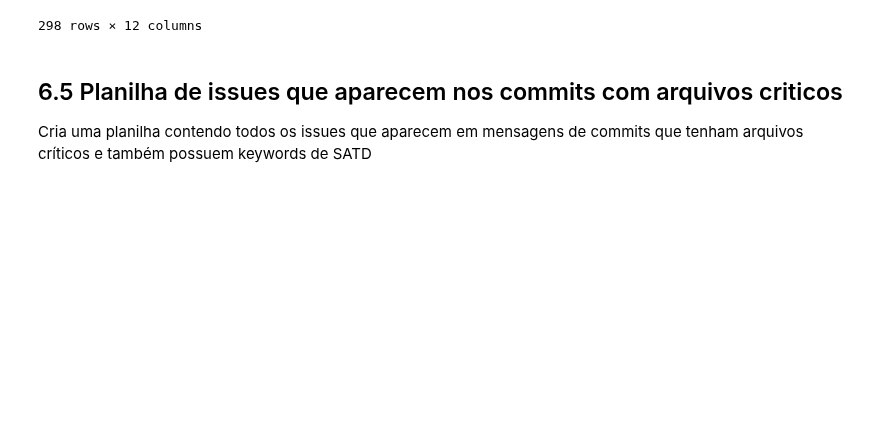
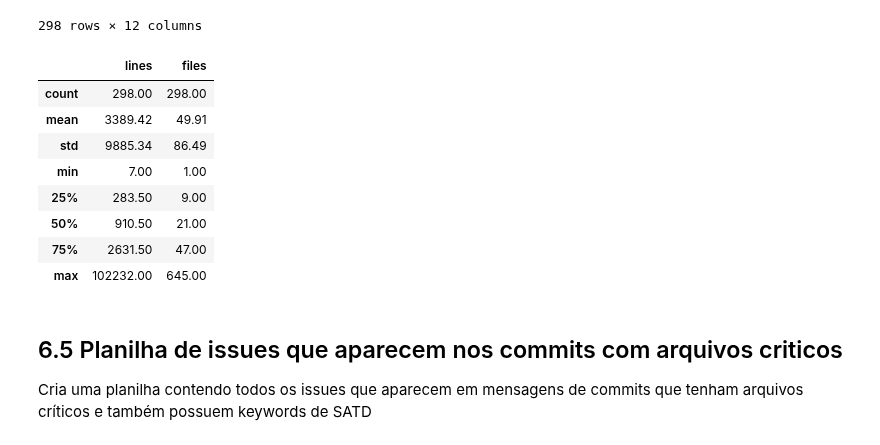
Before and after one commit to armandossrecife/my_validation, a Jupyter notebook: My_KLSATD_Commits_and_my_Issues_from_Cassandra.ipynb, the cells around one changed output. Cells and saved outputs as stored; diff of their text form; code cells hidden in the pictures; blank space fills up the shorter version.

```diff
--- a/My_KLSATD_Commits_and_my_Issues_from_Cassandra.ipynb
+++ b/My_KLSATD_Commits_and_my_Issues_from_Cassandra.ipynb
@@ -1561,3 +1403,15 @@ df_issues_in_commits_with_critical_classes_kl_satd[my_columns]
 | 296 | cde91e56f09d9ebf315c79c9a81b89f70... | [CASSANDRA-18058] | In-memory index implementation wi... | 26/7/2023 | 20645 | 244 | [SinglePartitionReadCommand.java,... | [TODO, TODO, TODO, TODO] | [ // TODO: Currently returns an e... | ... |
 | 297 | e5e0f3a8441503107b1ca2128cf8366e5... | [CASSANDRA-18062] | Literal on-disk index and index w... | 26/7/2023 | 22999 | 309 | [Config.java, DatabaseDescriptor.... | [TODO, TODO, TODO, TODO, TODO, TO... | [ // TODO: Is there anything th... | ... |
 298 rows × 12 columns
+# %%
+round(df_issues_in_commits_with_critical_classes_kl_satd.describe(), 2)
+# %% [output]
+|  | lines | files |
+| count | 298.00 | 298.00 |
+| mean | 3389.42 | 49.91 |
+| std | 9885.34 | 86.49 |
+| min | 7.00 | 1.00 |
+| 25% | 283.50 | 9.00 |
+| 50% | 910.50 | 21.00 |
+| 75% | 2631.50 | 47.00 |
+| max | 102232.00 | 645.00 |
```
Also changed, not shown: parts of 15 cells of this notebook.
